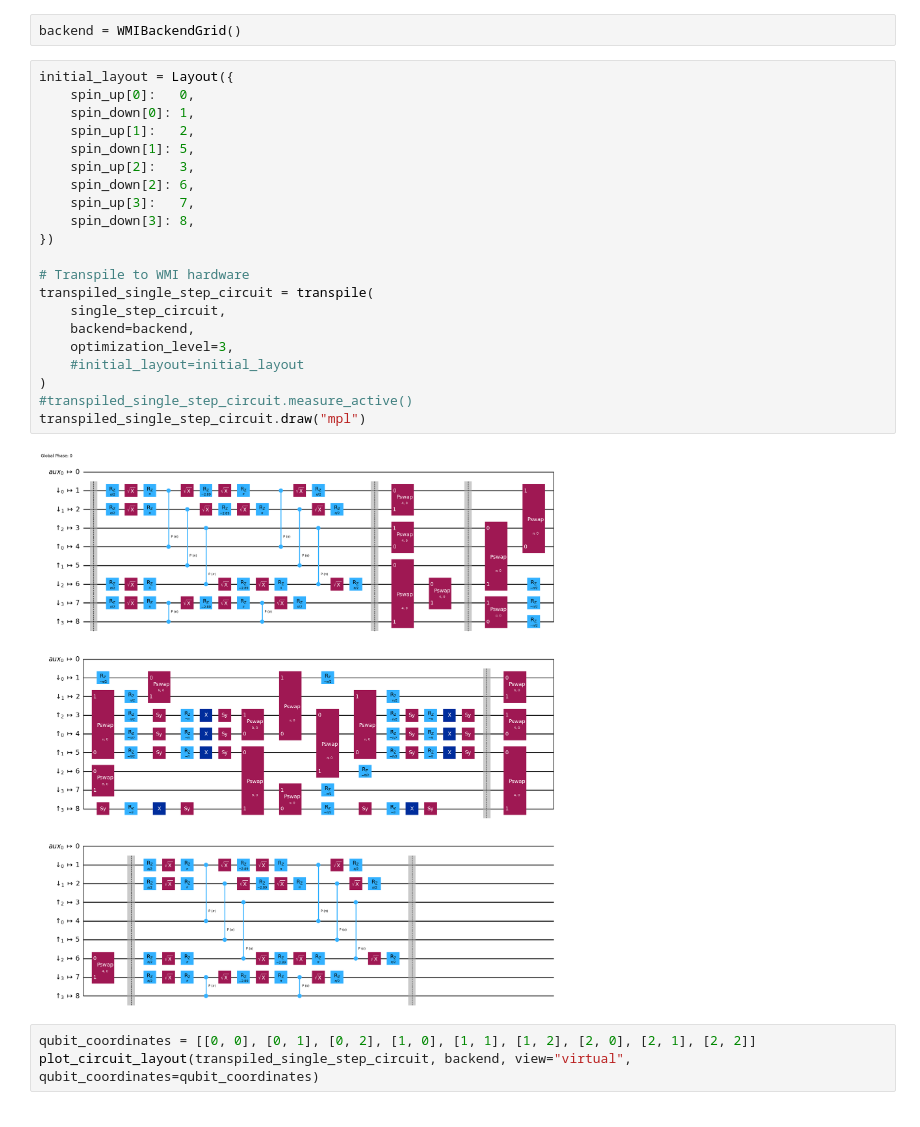
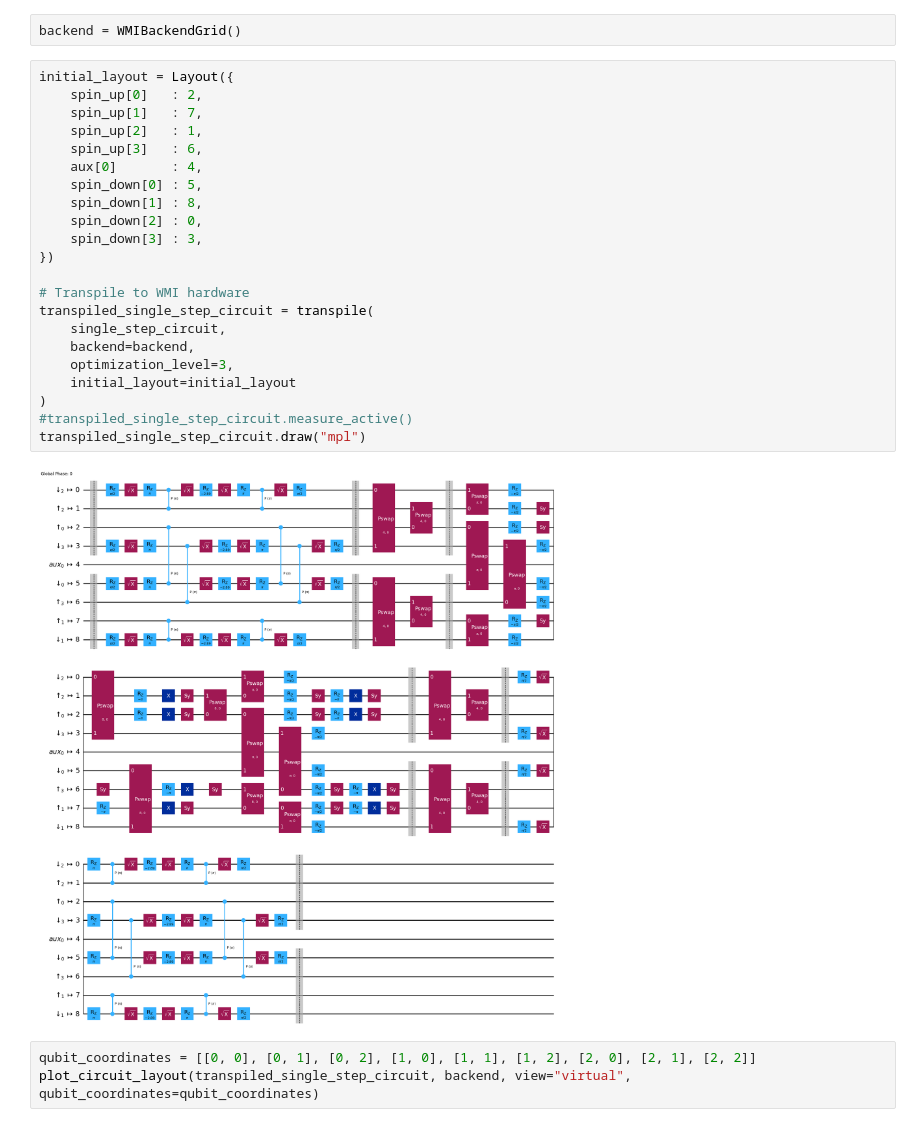
Before and after one commit to thilomueller/QETU, a Jupyter notebook: experiments/2x2_lattice.ipynb, the cells around one changed output. Saved outputs shown, nothing was run; the diff lists cells and outputs as text.

```diff
--- a/experiments/2x2_lattice.ipynb
+++ b/experiments/2x2_lattice.ipynb
@@ -41,27 +41,28 @@ single_step_circuit.draw("mpl")
 backend = WMIBackendGrid()
 # %%
 initial_layout = Layout({
-    spin_up[0]:   0,
-    spin_down[0]: 1,
-    spin_up[1]:   2,
-    spin_down[1]: 5,
-    spin_up[2]:   3,
-    spin_down[2]: 6,
-    spin_up[3]:   7,
-    spin_down[3]: 8,
+    spin_up[0]   : 2,
+    spin_up[1]   : 7,
+    spin_up[2]   : 1,
+    spin_up[3]   : 6,
+    aux[0]       : 4,
+    spin_down[0] : 5,
+    spin_down[1] : 8,
+    spin_down[2] : 0,
+    spin_down[3] : 3,
 })
 
 # Transpile to WMI hardware
 transpiled_single_step_circuit = transpile(
     single_step_circuit,
     backend=backend,
     optimization_level=3,
-    #initial_layout=initial_layout
+    initial_layout=initial_layout
 )
 #transpiled_single_step_circuit.measure_active()
 transpiled_single_step_circuit.draw("mpl")
 # %% [output]
-[figure, old version]
+[figure, new version]
 # %%
 qubit_coordinates = [[0, 0], [0, 1], [0, 2], [1, 0], [1, 1], [1, 2], [2, 0], [2, 1], [2, 2]]
 plot_circuit_layout(transpiled_single_step_circuit, backend, view="virtual", qubit_coordinates=qubit_coordinates)
```
Also changed, not shown: parts of 2 cells of this notebook, 3 other files.
